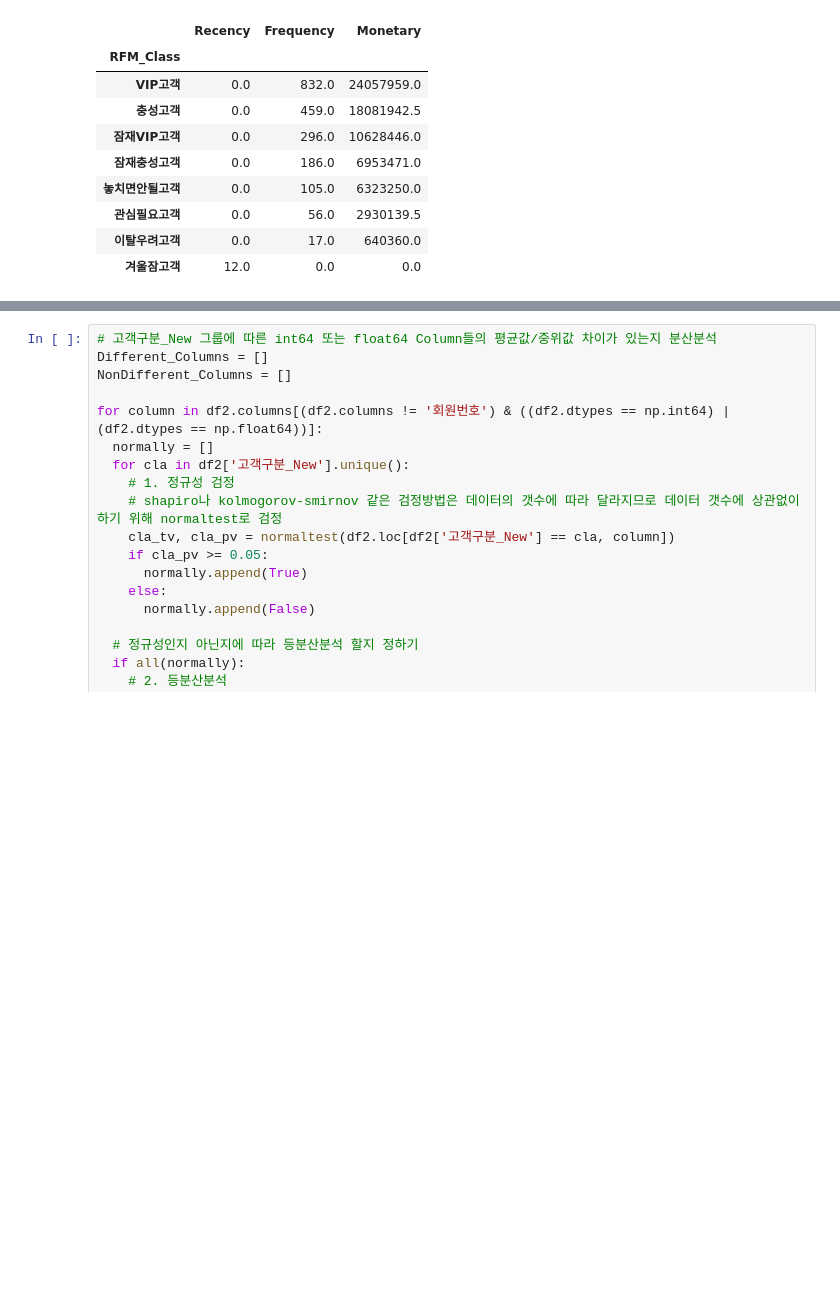
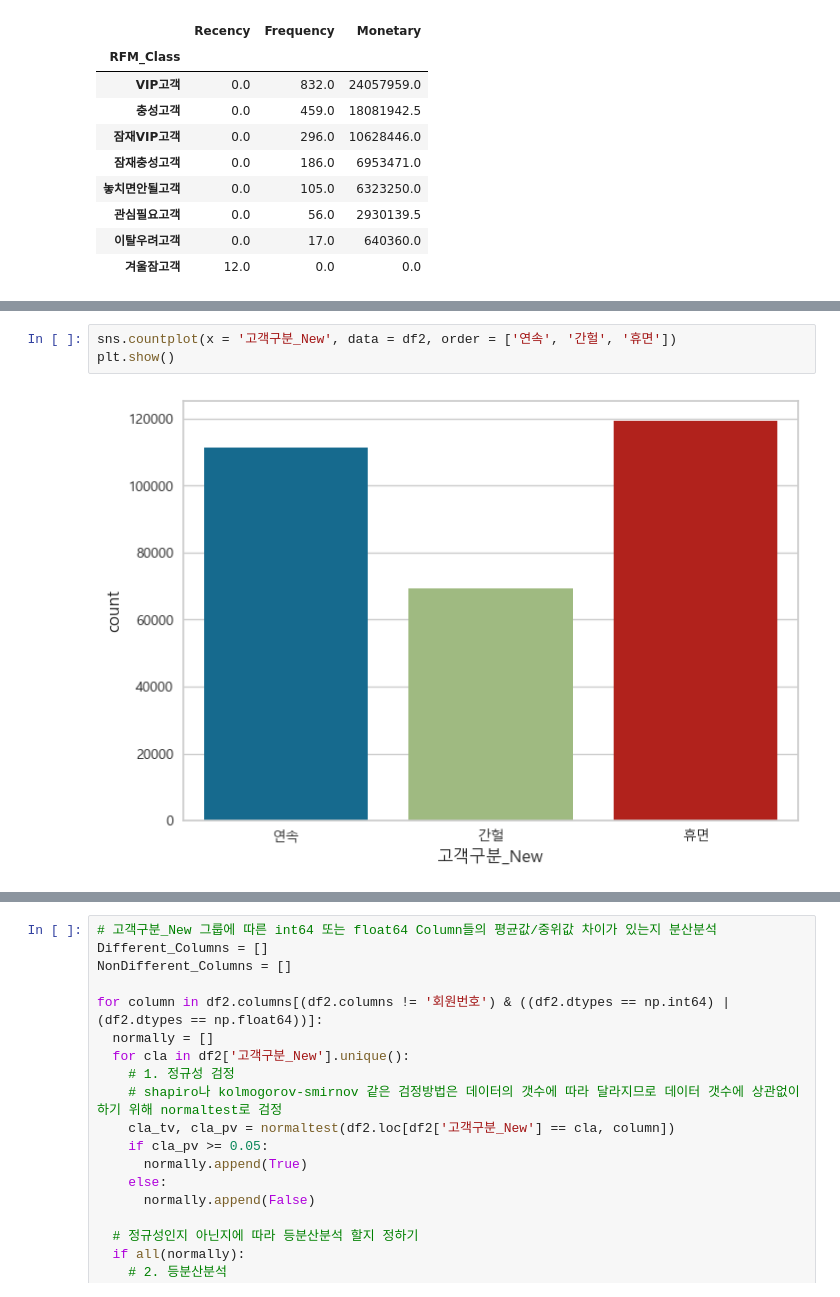
Before and after one commit to Dinoryong/HANACARD, a Jupyter notebook: seunghoon/코드/RFM_Score.ipynb, the cells around one changed output, grey strips where cells are left out. Drawn from its saved outputs; the diff is of its cells as text; blank space fills up the shorter version.

```diff
--- a/seunghoon/코드/RFM_Score.ipynb
+++ b/seunghoon/코드/RFM_Score.ipynb
@@ -277,0 +340,5 @@ df2.groupby(by = ['RFM_Class'])[['Recency', 'Frequency', 'Monetary']].agg('media
+# %%
+sns.countplot(x = '고객구분_New', data = df2, order = ['연속', '간헐', '휴면'])
+plt.show()
+# %% [output]
+[figure, added]
```
Also changed, not shown: parts of 29 cells of this notebook, 2 other files.
